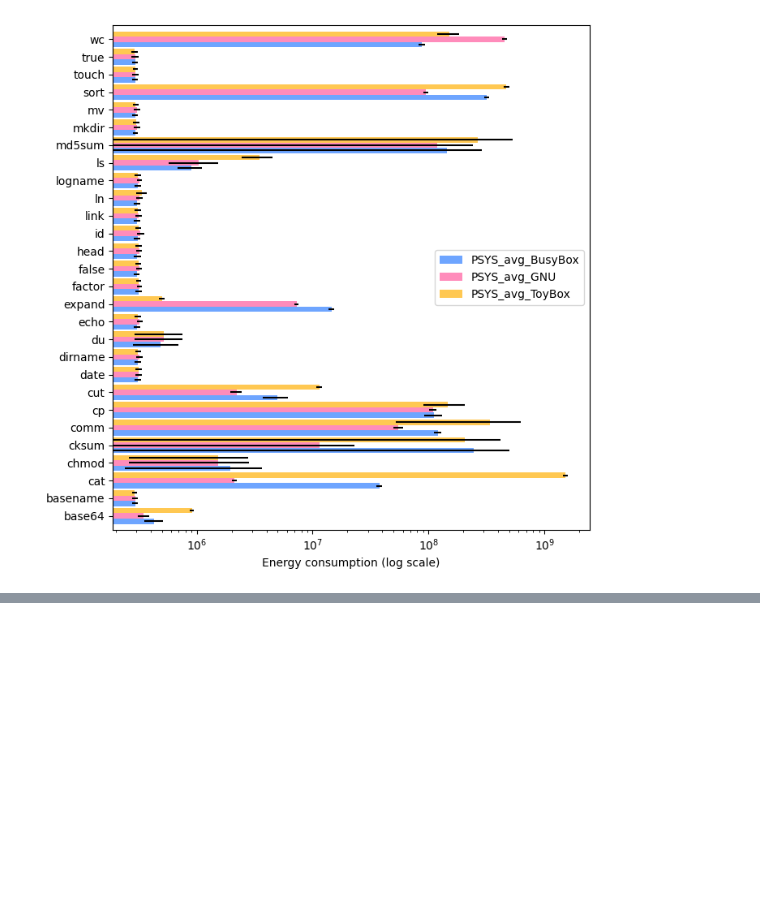
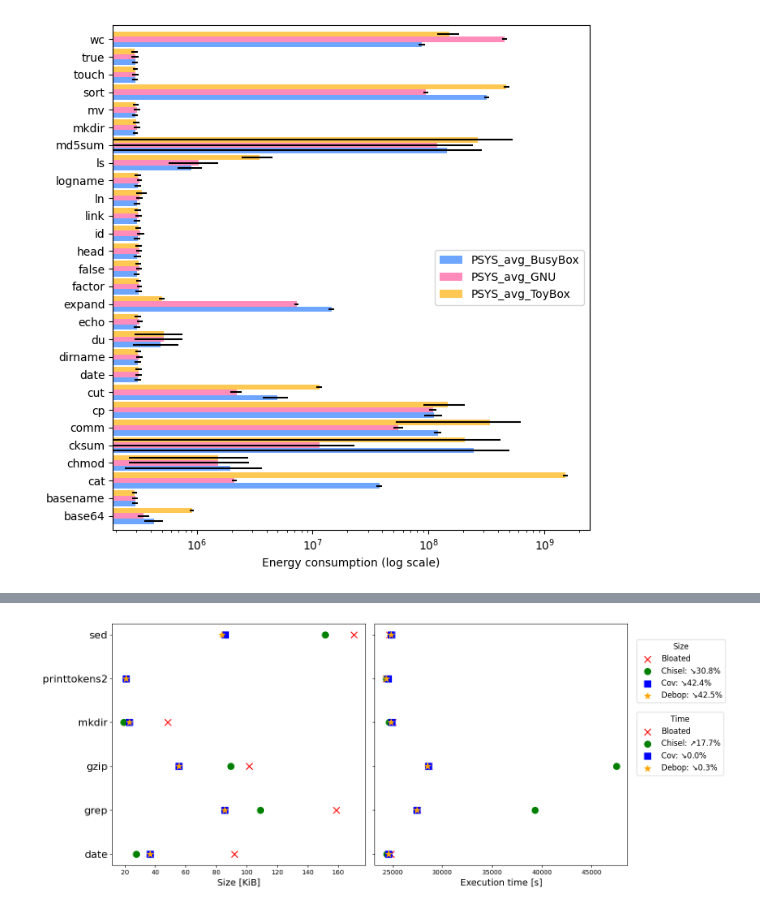
Before and after one commit to ternava/bloat-energy-consumption, a Jupyter notebook: notebooks/create_charts.ipynb, the cells around one changed output, grey strips where cells are left out. Drawn from its saved outputs; the diff is of its cells as text; code cells hidden in the pictures; blank space fills up the shorter version.

```diff
--- a/notebooks/create_charts.ipynb
+++ b/notebooks/create_charts.ipynb
@@ -525,0 +446,82 @@ BusyBox average options reduction: 66.1%
+# %%
+# Bloated & multiple debloated variants: size & time with mean‐change labels
+import pandas as pd, matplotlib.pyplot as plt, os
+
+# load & pivot
+file      = '../notebooks/debloating_results/all_ec_bsize.csv'
+df_size   = pd.read_csv(file, delimiter=';')
+size_df   = df_size.pivot(index='Program', columns='Utilities', values='Size').astype(float)
+dur_file  = '../notebooks/debloating_results/averageDURATION_all_repeats.csv'
+df_dur    = pd.read_csv(dur_file, delimiter=';')
+dur_df    = df_dur.pivot(index='Program', columns='Utilities', values='DURATION').astype(float)
+
+prog           = size_df.index
+baseline_size  = size_df['bloated'] / 1024
+baseline_time  = dur_df['bloated']
+variants       = ['chisel','cov','debop']
+markers,colors = ['o','s','*'], ['green','blue','orange']
+
+# compute mean % change vs bloated for size
+red_chisel = (baseline_size - size_df['chisel']/1024) / baseline_size * 100
+red_cov    = (baseline_size - size_df['cov']/1024)    / baseline_size * 100
+red_debop  = (baseline_size - size_df['debop']/1024)  / baseline_size * 100
+mean_chisel = red_chisel.mean()
+mean_cov    = red_cov.mean()
+mean_debop  = red_debop.mean()
+
+# compute mean % change vs bloated for time
+tred_chisel = (baseline_time - dur_df['chisel']) / baseline_time * 100
+tred_cov    = (baseline_time - dur_df['cov'])    / baseline_time * 100
+tred_debop  = (baseline_time - dur_df['debop'])  / baseline_time * 100
+mean_chisel_time = tred_chisel.mean()
+mean_cov_time    = tred_cov.mean()
+mean_debop_time  = tred_debop.mean()
+
+# two‐panel plot: size & time
+fig, (ax1, ax2) = plt.subplots(1, 2, sharey=True, figsize=(15, 6))
+
+# Binary size scatter with larger markers
+ax1.scatter(baseline_size, prog, marker='x', color='red',   label='Bloated', s=100)
+for var, m, c, mn in zip(variants, markers, colors, [mean_chisel, mean_cov, mean_debop]):
+    arrow = '↘' if mn > 0 else '↗'
+    lbl   = f"{var.capitalize()}: {arrow}{abs(mn):.1f}%"
+    ax1.scatter(size_df[var]/1024, prog, marker=m, color=c, label=lbl, s=100)
+ax1.set_xlabel('Size [KiB]', fontsize=14)
+ax1.invert_yaxis()
+ax1.tick_params(axis='y', labelsize=16)
+# remove individual legend for ax1
+
+# Execution time scatter with larger markers
+ax2.scatter(baseline_time, prog, marker='x', color='red',   label='Bloated', s=100)
+for var, m, c, mn in zip(variants, markers, colors, [mean_chisel_time, mean_cov_time, mean_debop_time]):
+    arrow = '↘' if mn > 0 else '↗'
+    lbl   = f"{var.capitalize()}: {arrow}{abs(mn):.1f}%"
+    ax2.scatter(dur_df[var], prog, marker=m, color=c, label=lbl, s=100)
+ax2.set_xlabel('Execution time [s]', fontsize=14)
+ax2.invert_yaxis()
+ax2.tick_params(axis='y', labelsize=16)
+# gather legends from both axes
+h1, l1 = ax1.get_legend_handles_labels()
+h2, l2 = ax2.get_legend_handles_labels()
+# place Size legend next to Time subplot, larger fonts
+legend_size = ax2.legend(
+    h1, l1,
+    loc='upper left', bbox_to_anchor=(1.02, 0.95),
+    title='Size',
+    fontsize=12,
+    title_fontsize=12
+)
+ax2.add_artist(legend_size)
+# place Time legend below Size, larger fonts
+ax2.legend(
+    h2, l2,
+    loc='upper left', bbox_to_anchor=(1.02, 0.65),
+    title='Time',
+    fontsize=12,
+    title_fontsize=12
+)
+
+plt.tight_layout()
+plt.show()
+# %% [output]
+[figure, added]
```
Also changed, not shown: parts of 12 cells of this notebook, 12 other files.
